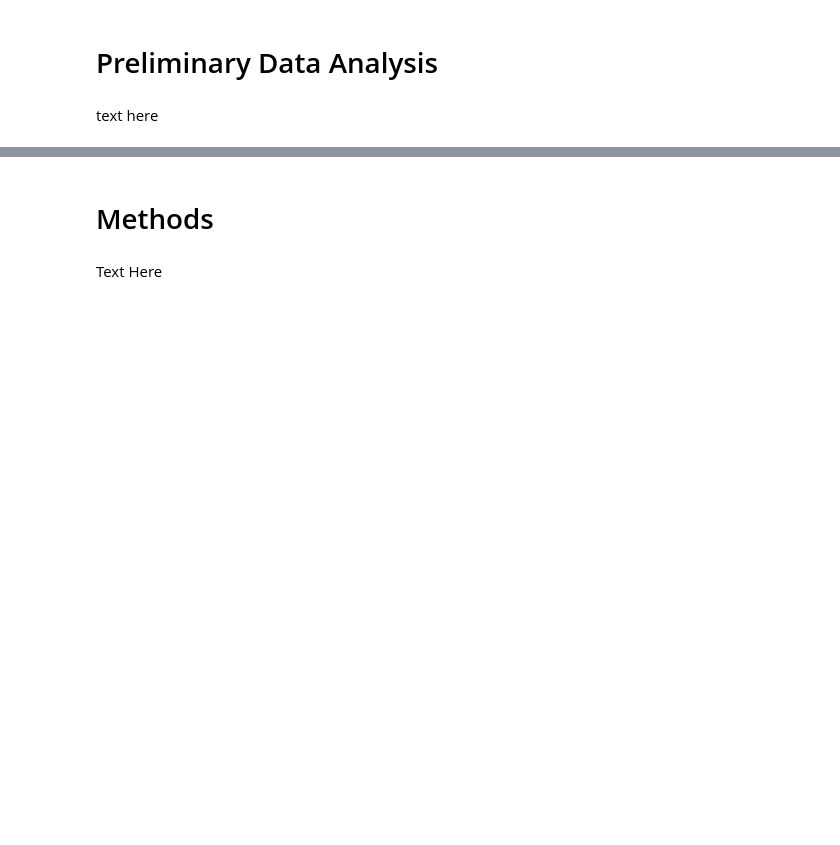
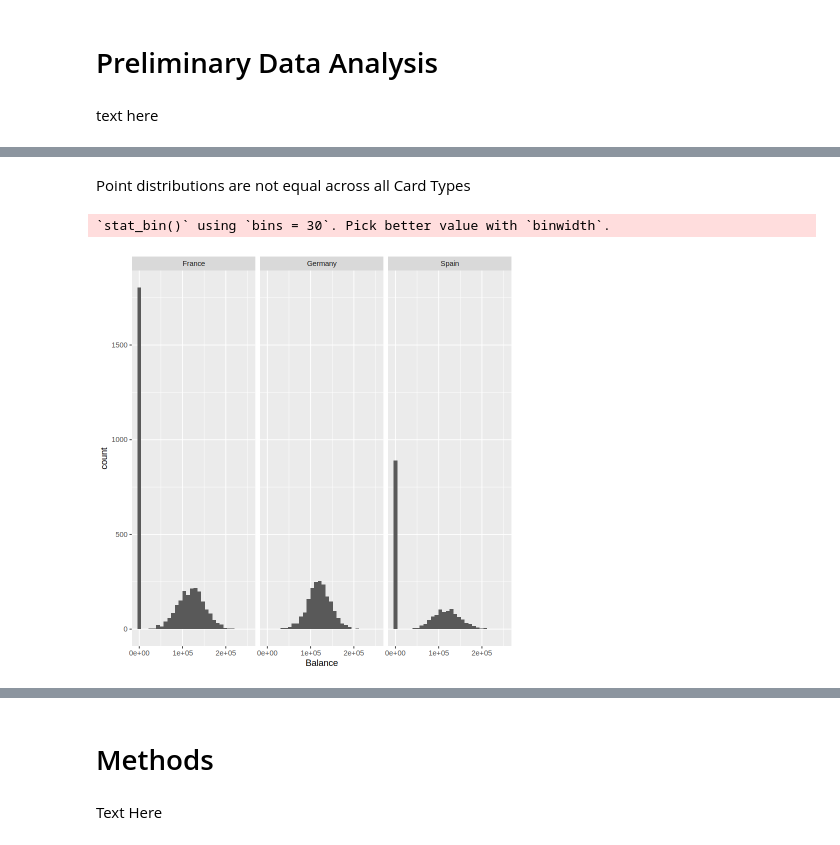
Before and after one commit to 3deiuah/DSCI-100-Group-Project, a Jupyter notebook: Group-Project.ipynb, the cells around one changed output, grey strips where cells are left out. Drawn from its saved outputs; the diff is of its cells as text; code cells hidden in the pictures; blank space fills up the shorter version.

```diff
--- a/Group-Project.ipynb
+++ b/Group-Project.ipynb
@@ -86,0 +101,8 @@ cardTypePlot
+# %% [markdown]
+Point distributions are not equal across all Card Types
+# %%
+regionplot <- bank_train |> ggplot(aes(x = Balance)) + geom_histogram() + facet_grid(cols = vars(Geography))
+regionplot
+# %% [output]
+`stat_bin()` using `bins = 30`. Pick better value with `binwidth`.
+[figure, added]
```
Also changed, not shown: parts of 5 cells of this notebook.
